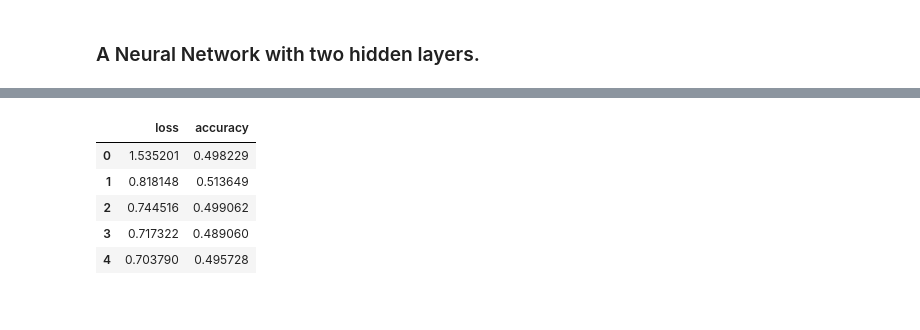
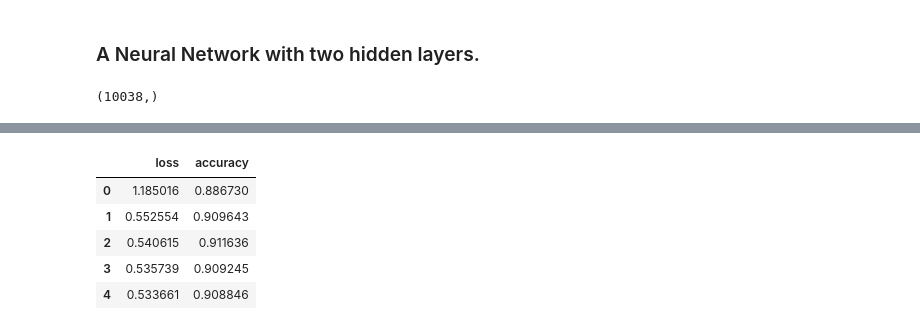
Before and after one commit to SamanZargarzadeh/Automatic-Image-Tagging-for-Fashion-E-commerce, a Jupyter notebook: Deep_Learning_Array_to_NN.ipynb, the cells around one changed output, grey strips where cells are left out. Saved outputs shown, nothing was run; the diff lists cells and outputs as text; code cells hidden in the pictures.

```diff
--- a/Deep_Learning_Array_to_NN.ipynb
+++ b/Deep_Learning_Array_to_NN.ipynb
@@ -39,9 +39,19 @@ cv_set_y = np.load('/content/drive/MyDrive/cv_set_y.npy')
+# %%
+# load the array
+
+train_set_x = np.load('/content/drive/MyDrive/MNIST/train_set_x.npy')
+test_set_x = np.load('/content/drive/MyDrive/MNIST/test_set_x.npy')
+cv_set_x = np.load('/content/drive/MyDrive/MNIST/cv_set_x.npy')
+
+train_set_y = np.load('/content/drive/MyDrive/MNIST/train_set_y.npy')
+test_set_y = np.load('/content/drive/MyDrive/MNIST/test_set_y.npy')
+cv_set_y = np.load('/content/drive/MyDrive/MNIST/cv_set_y.npy')
 # %% [markdown]
 # Tensorflow
 # %%
-train_set_x=train_set_x.T
-test_set_x=test_set_x.T
-cv_set_x=cv_set_x.T
+#train_set_x=train_set_x.T
+#test_set_x=test_set_x.T
+#cv_set_x=cv_set_x.T
 # %%
 import tensorflow as tf
 # %%
@@ -55,14 +65,19 @@ from keras.optimizers import Adam
 # %% [markdown]
 ### A Neural Network with two hidden layers.
 # %%
-n_1=19
-alpha= 0.0025
+# Best (0.0013, 31)
+n_1=31
+alpha= 0.0013
 learning_rate = alpha
 lambd=0.1
 epochs=10
+# %%
+train_set_y.shape
+# %% [output]
+(10038,)
 # %%
 modelD = Sequential()
-modelD.add(Dense(n_1, activation='relu', input_shape=(7938,), kernel_regularizer=l2(lambd)))
+modelD.add(Dense(n_1, activation='relu', input_shape=(784,), kernel_regularizer=l2(lambd)))
 modelD.add(Dense(4, activation='relu', kernel_regularizer=l2(lambd)))
 modelD.add(Dense(1, activation='sigmoid', kernel_regularizer=l2(lambd)))
 
@@ -95,9 +110,9 @@ Epoch 10/10
 |  | loss | accuracy |
-| 0 | 1.535201 | 0.498229 |
-| 1 | 0.818148 | 0.513649 |
-| 2 | 0.744516 | 0.499062 |
-| 3 | 0.717322 | 0.489060 |
-| 4 | 0.703790 | 0.495728 |
+| 0 | 1.185016 | 0.886730 |
+| 1 | 0.552554 | 0.909643 |
+| 2 | 0.540615 | 0.911636 |
+| 3 | 0.535739 | 0.909245 |
+| 4 | 0.533661 | 0.908846 |
 # %%
 loss_plot = pd.DataFrame(historyD.history).plot(y="loss", title = "Loss vs. Epochs", legend=False)
 loss_plot.set(xlabel="Epochs", ylabel="Loss")
```
Also changed, not shown: parts of 10 cells of this notebook.
